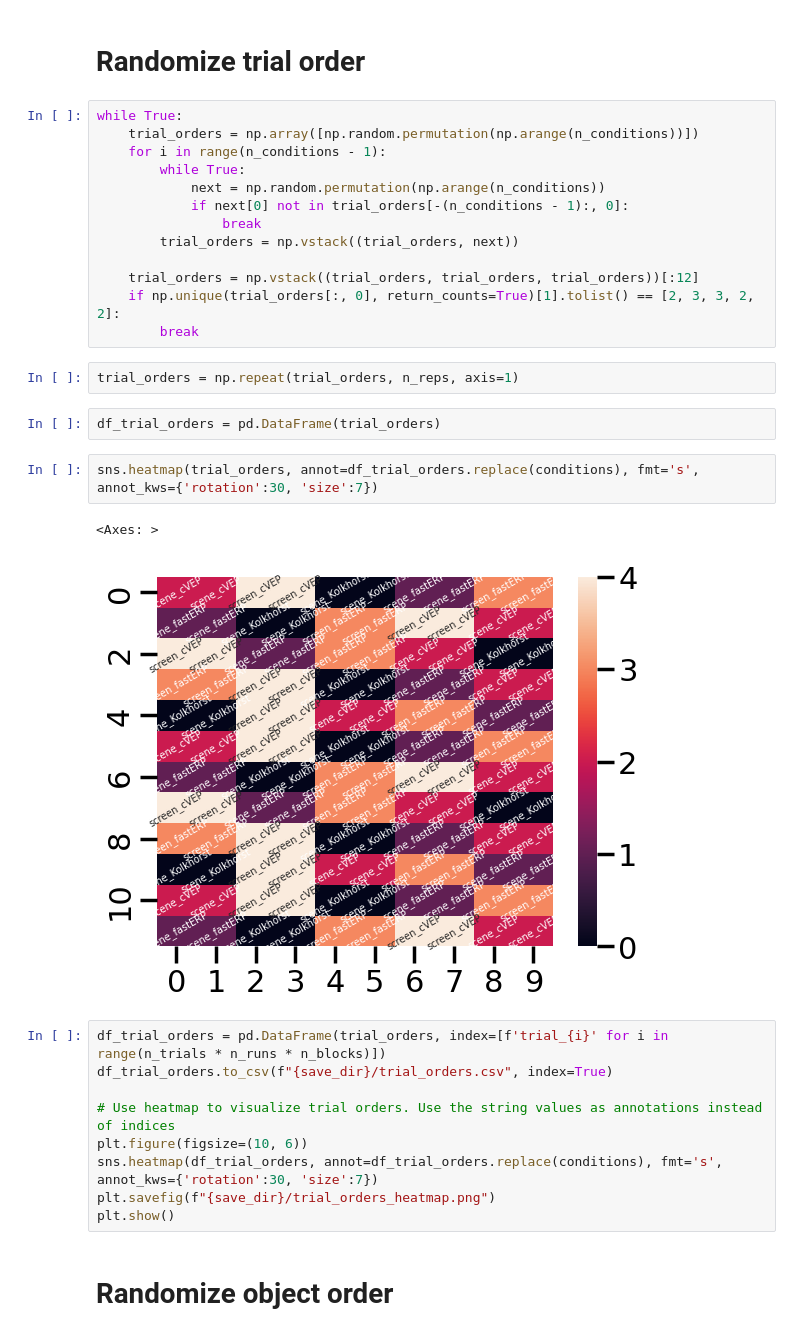
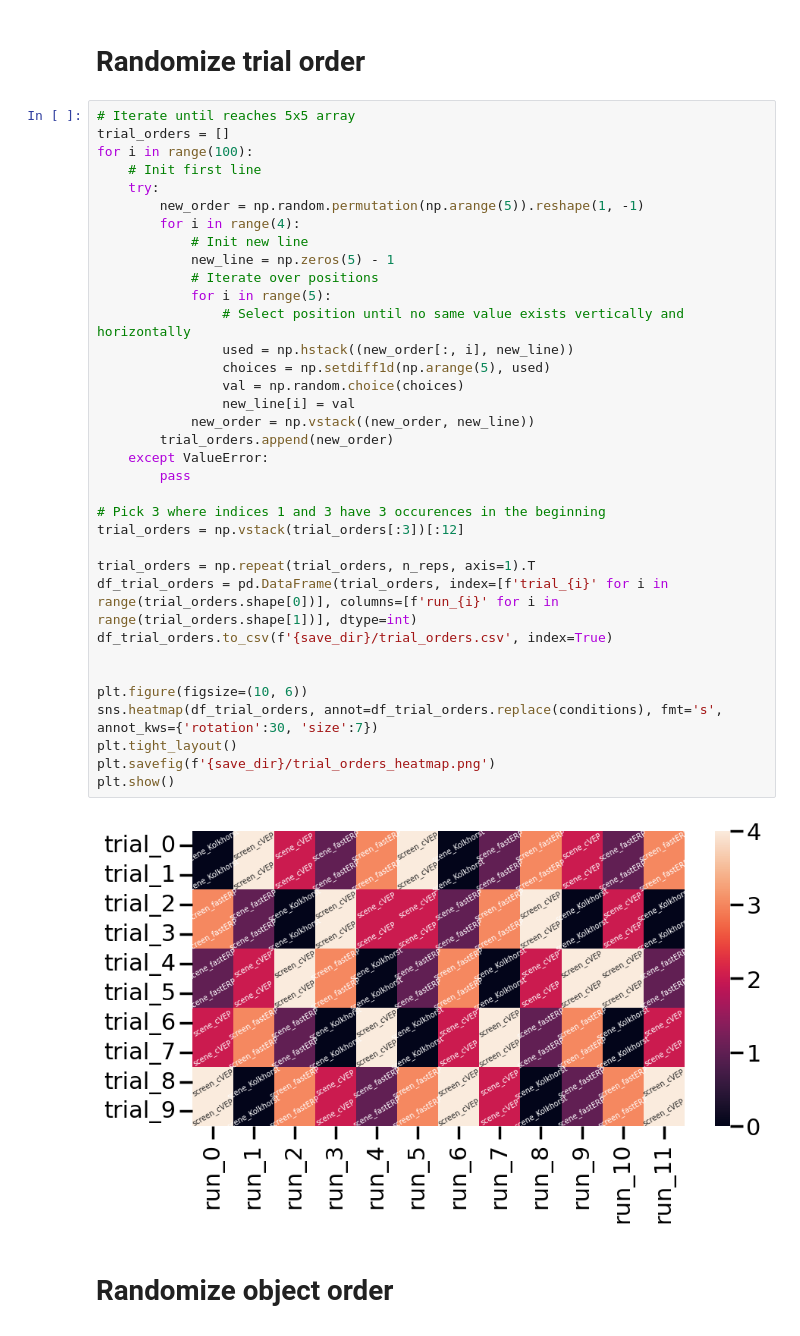
Before and after one commit to amar-enkhbat/codebook_generator, a Jupyter notebook: trial_randomizer.ipynb, the cells around one changed output. Drawn from its saved outputs; the diff is of its cells as text.

Commit message:
add 3 blocks, improve randomization code

```diff
--- a/trial_randomizer.ipynb
+++ b/trial_randomizer.ipynb
@@ -54,37 +54,43 @@ df_pictogram_order
 | 7 | 6 | 6 | 7 |
 # %% [markdown]
 # Randomize trial order
-# %%
-while True:
-    trial_orders = np.array([np.random.permutation(np.arange(n_conditions))])
-    for i in range(n_conditions - 1):
-        while True:
-            next = np.random.permutation(np.arange(n_conditions))
-            if next[0] not in trial_orders[-(n_conditions - 1):, 0]:
-                break
-        trial_orders = np.vstack((trial_orders, next))
-
-    trial_orders = np.vstack((trial_orders, trial_orders, trial_orders))[:12]
-    if np.unique(trial_orders[:, 0], return_counts=True)[1].tolist() == [2, 3, 3, 2, 2]:
-        break
-# %%
-trial_orders = np.repeat(trial_orders, n_reps, axis=1)
-# %%
-df_trial_orders = pd.DataFrame(trial_orders)
-# %%
-sns.heatmap(trial_orders, annot=df_trial_orders.replace(conditions), fmt='s', annot_kws={'rotation':30, 'size':7})
-# %% [output]
-<Axes: >
-[figure, removed]
-# %%
-df_trial_orders = pd.DataFrame(trial_orders, index=[f'trial_{i}' for i in range(n_trials * n_runs * n_blocks)])
-df_trial_orders.to_csv(f"{save_dir}/trial_orders.csv", index=True)
-
-# Use heatmap to visualize trial orders. Use the string values as annotations instead of indices
-plt.figure(figsize=(10, 6))
-sns.heatmap(df_trial_orders, annot=df_trial_orders.replace(conditions), fmt='s', annot_kws={'rotation':30, 'size':7})
-plt.savefig(f"{save_dir}/trial_orders_heatmap.png")
-plt.show()
+# %%
+# Iterate until reaches 5x5 array
+trial_orders = []
+for i in range(100):
+    # Init first line
+    try:
+        new_order = np.random.permutation(np.arange(5)).reshape(1, -1)
+        for i in range(4):
+            # Init new line
+            new_line = np.zeros(5) - 1
+            # Iterate over positions
+            for i in range(5):
+                # Select position until no same value exists vertically and horizontally
+                used = np.hstack((new_order[:, i], new_line))
+                choices = np.setdiff1d(np.arange(5), used)
+                val = np.random.choice(choices)
+                new_line[i] = val
+            new_order = np.vstack((new_order, new_line))
+        trial_orders.append(new_order)
+    except ValueError:
+        pass
+
+# Pick 3 where indices 1 and 3 have 3 occurences in the beginning
+trial_orders = np.vstack(trial_orders[:3])[:12]
+
+trial_orders = np.repeat(trial_orders, n_reps, axis=1).T
+df_trial_orders = pd.DataFrame(trial_orders, index=[f'trial_{i}' for i in range(trial_orders.shape[0])], columns=[f'run_{i}' for i in range(trial_orders.shape[1])], dtype=int)
+df_trial_orders.to_csv(f'{save_dir}/trial_orders.csv', index=True)
+
+
+plt.figure(figsize=(10, 6))
+sns.heatmap(df_trial_orders, annot=df_trial_orders.replace(conditions), fmt='s', annot_kws={'rotation':30, 'size':7})
+plt.tight_layout()
+plt.savefig(f'{save_dir}/trial_orders_heatmap.png')
+plt.show()
+# %% [output]
+[figure, added]
 # %% [markdown]
 # Randomize object order
 # %%
```
Also changed, not shown: parts of 2 cells of this notebook.
